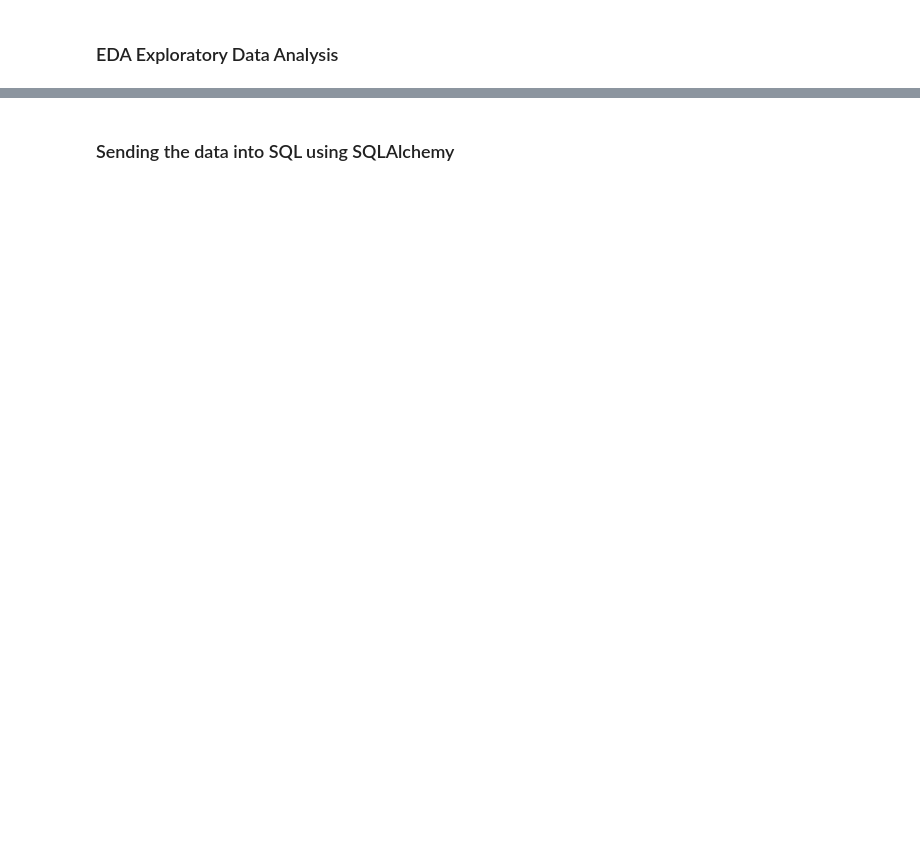
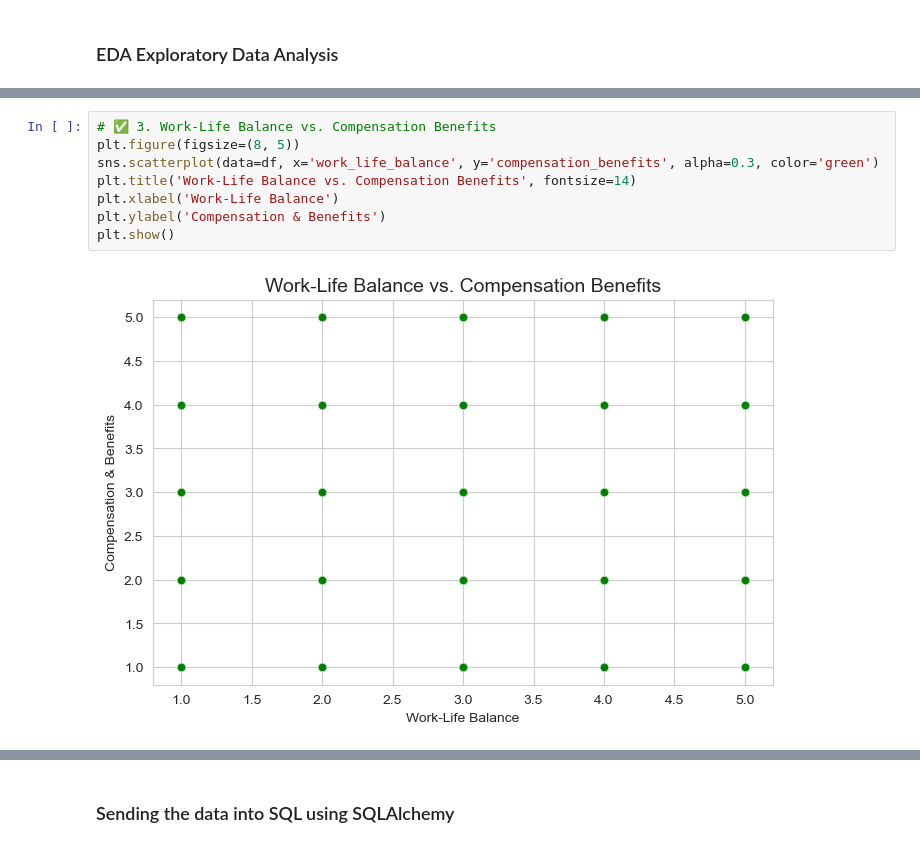
Before and after one commit to manikantalokesh/Glassdoor_review_data_analysis_project, a Jupyter notebook: glassdoor_review.ipynb, the cells around one changed output, grey strips where cells are left out. Cells and saved outputs as stored; diff of their text form; blank space fills up the shorter version.

```diff
--- a/glassdoor_review.ipynb
+++ b/glassdoor_review.ipynb
@@ -687,0 +841,10 @@ df.head(2)
+# %%
+# ✅ 3. Work-Life Balance vs. Compensation Benefits
+plt.figure(figsize=(8, 5))
+sns.scatterplot(data=df, x='work_life_balance', y='compensation_benefits', alpha=0.3, color='green')
+plt.title('Work-Life Balance vs. Compensation Benefits', fontsize=14)
+plt.xlabel('Work-Life Balance')
+plt.ylabel('Compensation & Benefits')
+plt.show()
+# %% [output]
+[figure, added]
```
Also changed, not shown: parts of 20 cells of this notebook.
